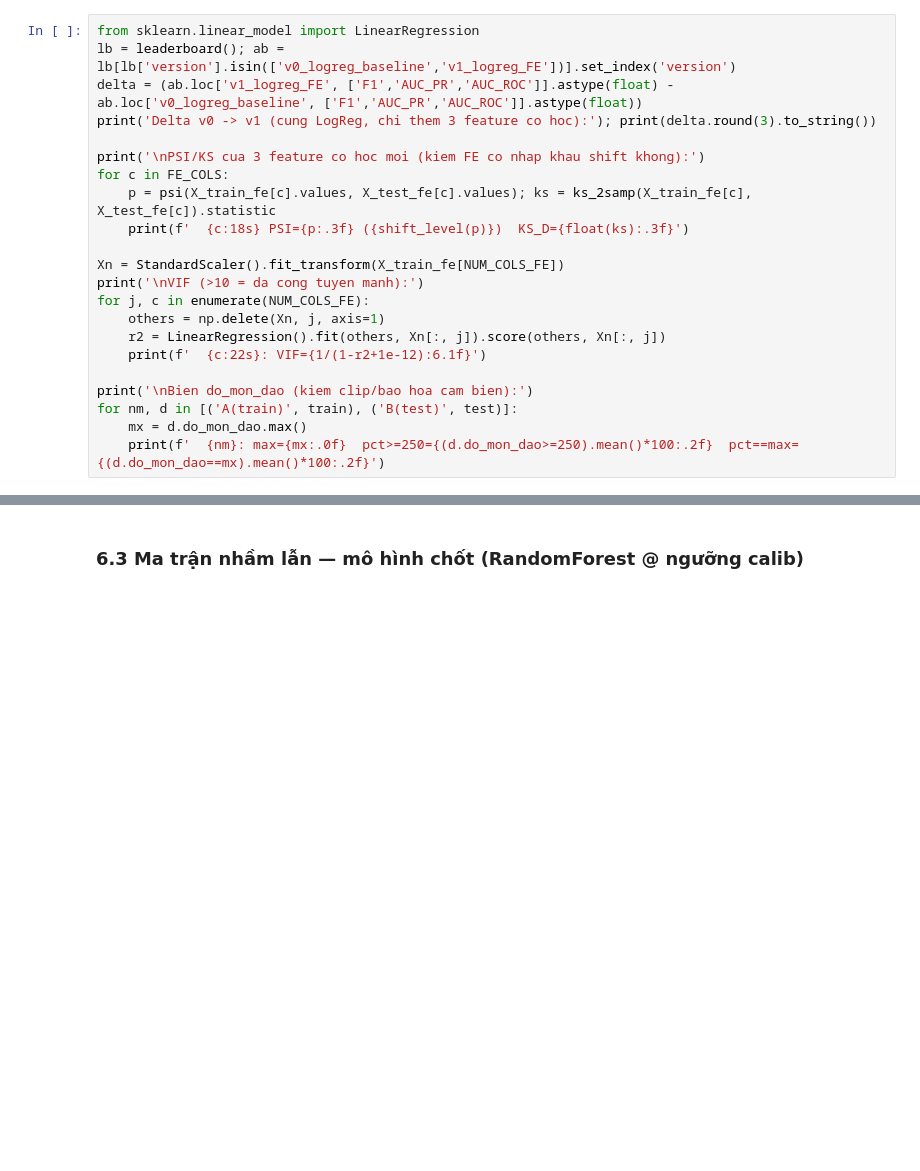
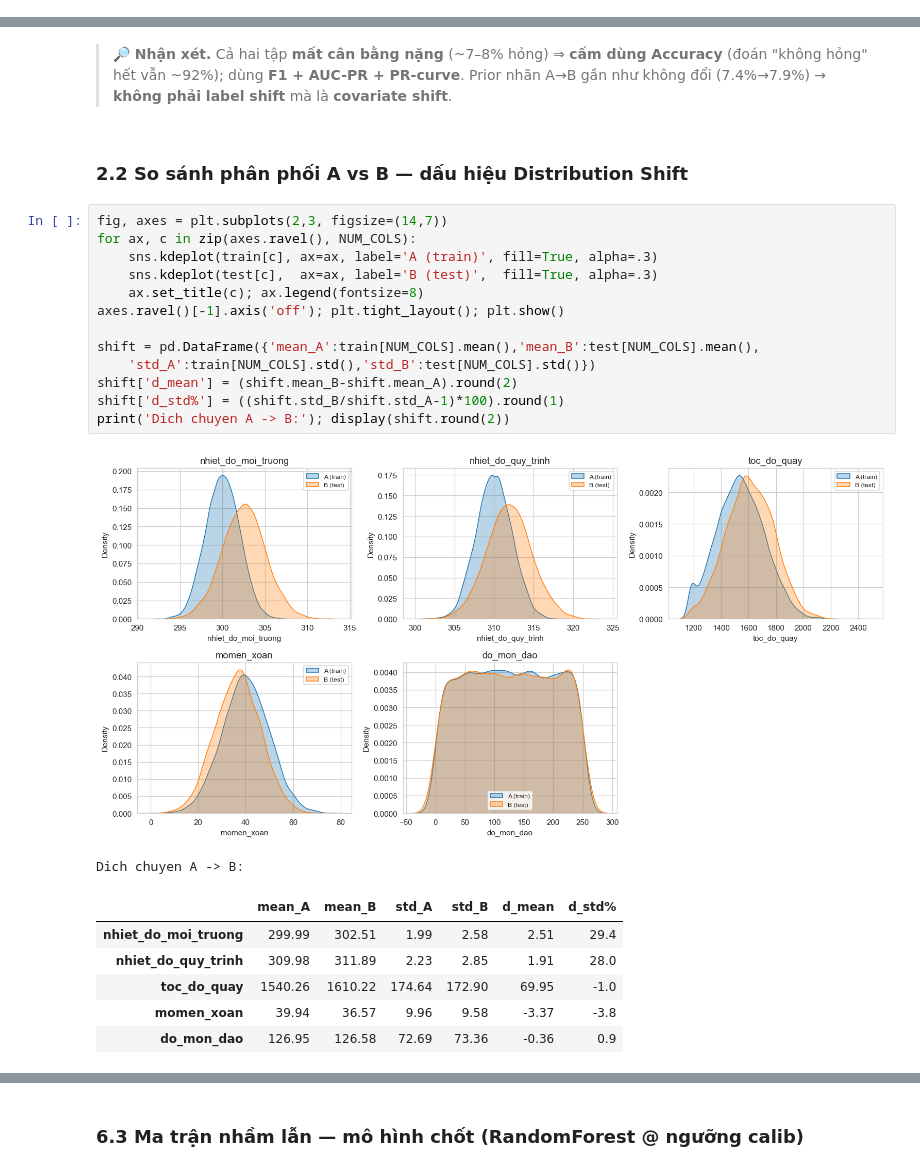
Before and after one commit to tuanhuu3264/MasterDegree_ML_GroupProject, a Jupyter notebook: bai_tap_cuoi_khoa.ipynb, the cells around one changed output, grey strips where cells are left out. Drawn from its saved outputs; the diff is of its cells as text; blank space fills up the shorter version.

```diff
--- a/bai_tap_cuoi_khoa.ipynb
+++ b/bai_tap_cuoi_khoa.ipynb
@@ -491,22 +0,0 @@ Rubric đòi **kiểm chứng định lượng** feature mới: (3) so **v0→v1
-# %%
-from sklearn.linear_model import LinearRegression
-lb = leaderboard(); ab = lb[lb['version'].isin(['v0_logreg_baseline','v1_logreg_FE'])].set_index('version')
-delta = (ab.loc['v1_logreg_FE', ['F1','AUC_PR','AUC_ROC']].astype(float) - ab.loc['v0_logreg_baseline', ['F1','AUC_PR','AUC_ROC']].astype(float))
-print('Delta v0 -> v1 (cung LogReg, chi them 3 feature co hoc):'); print(delta.round(3).to_string())
-
-print('\nPSI/KS cua 3 feature co hoc moi (kiem FE co nhap khau shift khong):')
-for c in FE_COLS:
-    p = psi(X_train_fe[c].values, X_test_fe[c].values); ks = ks_2samp(X_train_fe[c], X_test_fe[c]).statistic
-    print(f'  {c:18s} PSI={p:.3f} ({shift_level(p)})  KS_D={float(ks):.3f}')
-
-Xn = StandardScaler().fit_transform(X_train_fe[NUM_COLS_FE])
-print('\nVIF (>10 = da cong tuyen manh):')
-for j, c in enumerate(NUM_COLS_FE):
-    others = np.delete(Xn, j, axis=1)
-    r2 = LinearRegression().fit(others, Xn[:, j]).score(others, Xn[:, j])
-    print(f'  {c:22s}: VIF={1/(1-r2+1e-12):6.1f}')
-
-print('\nBien do_mon_dao (kiem clip/bao hoa cam bien):')
-for nm, d in [('A(train)', train), ('B(test)', test)]:
-    mx = d.do_mon_dao.max()
-    print(f'  {nm}: max={mx:.0f}  pct>=250={(d.do_mon_dao>=250).mean()*100:.2f}  pct==max={(d.do_mon_dao==mx).mean()*100:.2f}')
@@ -1058,0 +135,26 @@ prob_stack_w = fit_meta(w,    'v5c_stack_iwv', 'Stacking OOF, meta danh trong so
+# %% [markdown]
+> **🔎 Nhận xét.** Cả hai tập **mất cân bằng nặng** (~7–8% hỏng) ⇒ **cấm dùng Accuracy** (đoán "không hỏng" hết vẫn ~92%); dùng **F1 + AUC-PR + PR-curve**. Prior nhãn A→B gần như không đổi (7.4%→7.9%) → **không phải label shift** mà là **covariate shift**.
+# %% [markdown]
+### 2.2 So sánh phân phối A vs B — dấu hiệu Distribution Shift
+# %%
+fig, axes = plt.subplots(2,3, figsize=(14,7))
+for ax, c in zip(axes.ravel(), NUM_COLS):
+    sns.kdeplot(train[c], ax=ax, label='A (train)', fill=True, alpha=.3)
+    sns.kdeplot(test[c],  ax=ax, label='B (test)',  fill=True, alpha=.3)
+    ax.set_title(c); ax.legend(fontsize=8)
+axes.ravel()[-1].axis('off'); plt.tight_layout(); plt.show()
+
+shift = pd.DataFrame({'mean_A':train[NUM_COLS].mean(),'mean_B':test[NUM_COLS].mean(),
+    'std_A':train[NUM_COLS].std(),'std_B':test[NUM_COLS].std()})
+shift['d_mean'] = (shift.mean_B-shift.mean_A).round(2)
+shift['d_std%'] = ((shift.std_B/shift.std_A-1)*100).round(1)
+print('Dich chuyen A -> B:'); display(shift.round(2))
+# %% [output]
+[figure, added]
+Dich chuyen A -> B:
+|  | mean_A | mean_B | std_A | std_B | d_mean | d_std% |
+| nhiet_do_moi_truong | 299.99 | 302.51 | 1.99 | 2.58 | 2.51 | 29.4 |
+| nhiet_do_quy_trinh | 309.98 | 311.89 | 2.23 | 2.85 | 1.91 | 28.0 |
+| toc_do_quay | 1540.26 | 1610.22 | 174.64 | 172.90 | 69.95 | -1.0 |
+| momen_xoan | 39.94 | 36.57 | 9.96 | 9.58 | -3.37 | -3.8 |
+| do_mon_dao | 126.95 | 126.58 | 72.69 | 73.36 | -0.36 | 0.9 |
```
Also changed, not shown: parts of 152 cells of this notebook, 4 other files.
